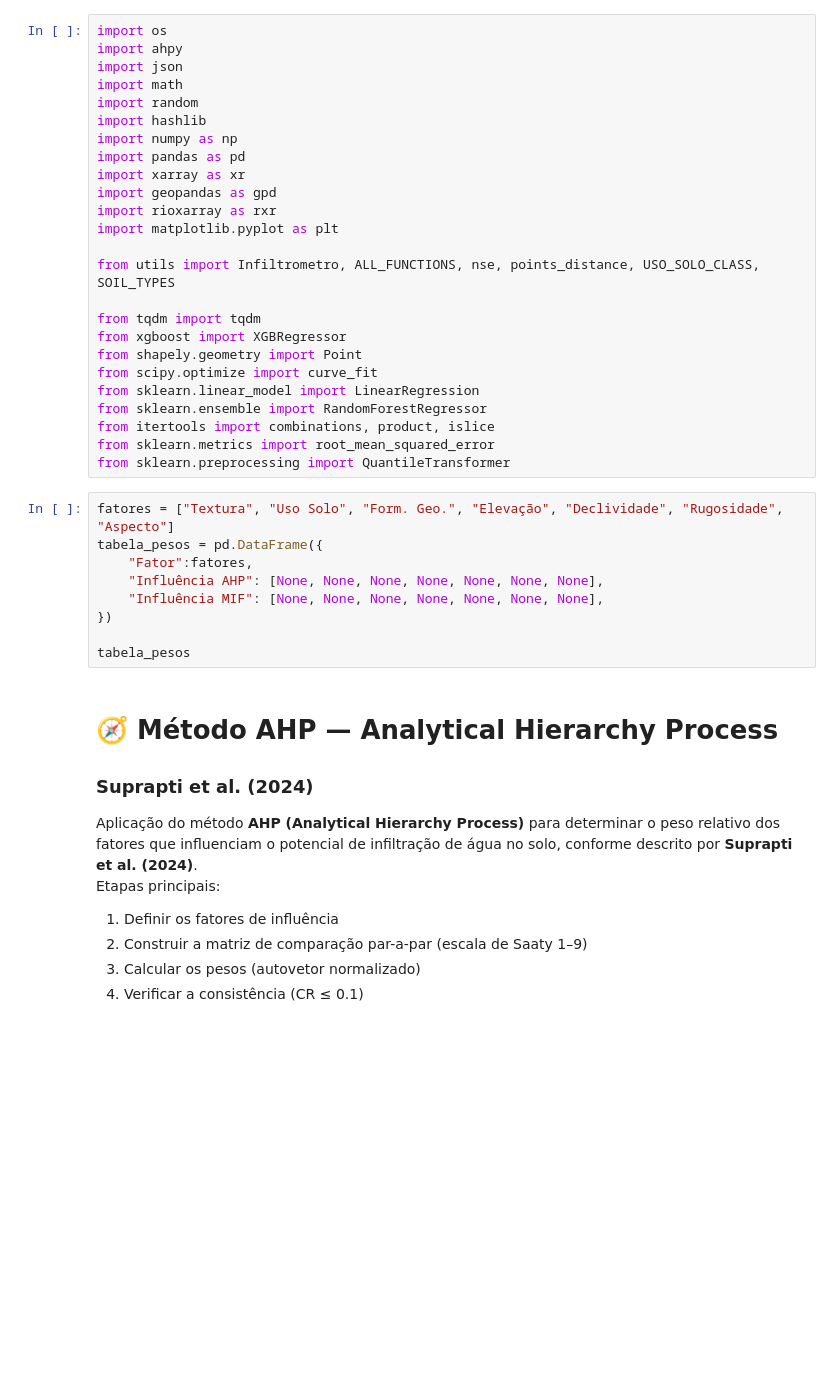
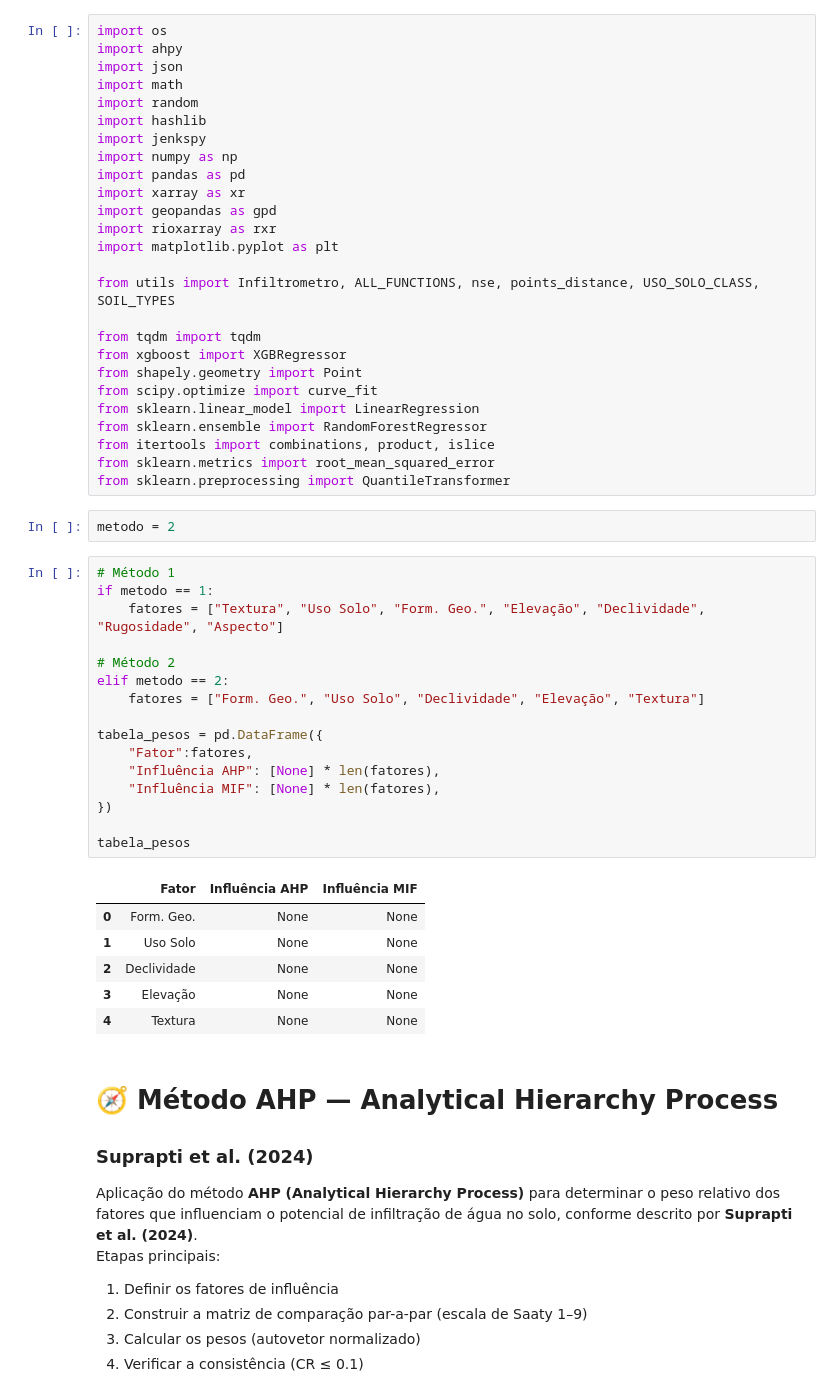
Before and after one commit to felipeiug/mestrado, a Jupyter notebook: classificacao_infilt.ipynb, the cells around one changed output. Drawn from its saved outputs; the diff is of its cells as text; blank space fills up the shorter version.

```diff
--- a/classificacao_infilt.ipynb
+++ b/classificacao_infilt.ipynb
@@ -5,6 +5,7 @@ import json
 import math
 import random
 import hashlib
+import jenkspy
 import numpy as np
 import pandas as pd
 import xarray as xr
@@ -23,15 +24,31 @@ from sklearn.ensemble import RandomForestRegressor
 from itertools import combinations, product, islice
 from sklearn.metrics import root_mean_squared_error
 from sklearn.preprocessing import QuantileTransformer
+# %%
+metodo = 2
 # %%
-fatores = ["Textura", "Uso Solo", "Form. Geo.", "Elevação", "Declividade", "Rugosidade", "Aspecto"]
+# Método 1
+if metodo == 1:
+    fatores = ["Textura", "Uso Solo", "Form. Geo.", "Elevação", "Declividade", "Rugosidade", "Aspecto"]
+
+# Método 2
+elif metodo == 2:
+    fatores = ["Form. Geo.", "Uso Solo", "Declividade", "Elevação", "Textura"]
+
 tabela_pesos = pd.DataFrame({
     "Fator":fatores,
-    "Influência AHP": [None, None, None, None, None, None, None],
-    "Influência MIF": [None, None, None, None, None, None, None],
+    "Influência AHP": [None] * len(fatores),
+    "Influência MIF": [None] * len(fatores),
 })
 
 tabela_pesos
+# %% [output]
+|  | Fator | Influência AHP | Influência MIF |
+| 0 | Form. Geo. | None | None |
+| 1 | Uso Solo | None | None |
+| 2 | Declividade | None | None |
+| 3 | Elevação | None | None |
+| 4 | Textura | None | None |
 # %% [markdown]
 # 🧭 Método AHP — Analytical Hierarchy Process
 ### Suprapti et al. (2024)
```
Also changed, not shown: parts of 16 cells of this notebook, 3 other files.
